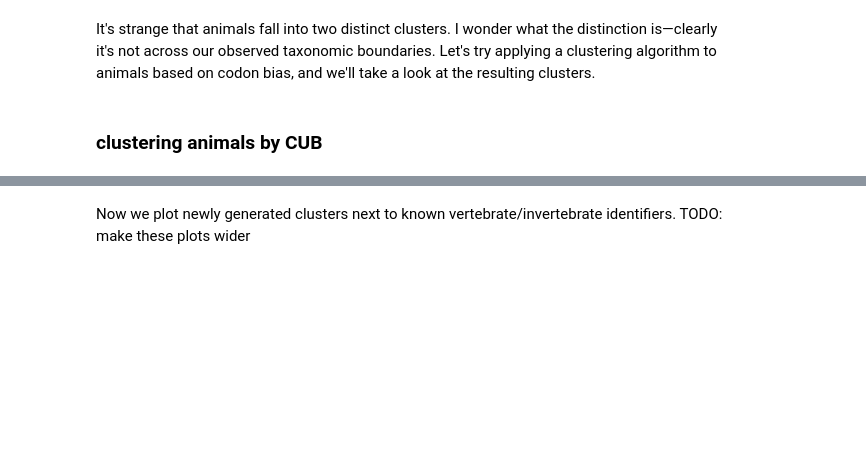
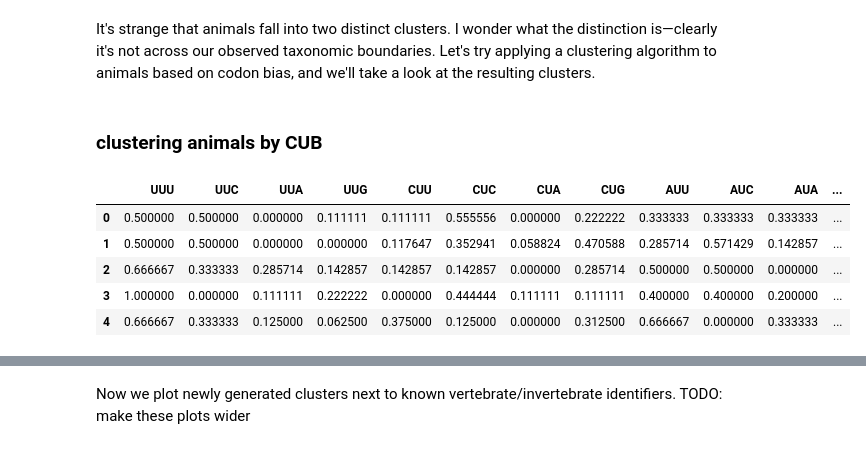
Before and after one commit to krhablutzel/codon-usage-bias, a Jupyter notebook: report.ipynb, the cells around one changed output, grey strips where cells are left out. Cells and saved outputs as stored; diff of their text form; code cells hidden in the pictures; blank space fills up the shorter version.

```diff
--- a/report.ipynb
+++ b/report.ipynb
@@ -139,0 +205,9 @@ a_bias_num = a_bias.drop(columns=["AccessionNum", "SeqLen", "Species", "Taxon",
+# %%
+a_bias_num.head()
+# %% [output]
+|  | UUU | UUC | UUA | UUG | CUU | CUC | CUA | CUG | AUU | AUC | AUA | ... |
+| 0 | 0.500000 | 0.500000 | 0.000000 | 0.111111 | 0.111111 | 0.555556 | 0.000000 | 0.222222 | 0.333333 | 0.333333 | 0.333333 | ... |
+| 1 | 0.500000 | 0.500000 | 0.000000 | 0.000000 | 0.117647 | 0.352941 | 0.058824 | 0.470588 | 0.285714 | 0.571429 | 0.142857 | ... |
+| 2 | 0.666667 | 0.333333 | 0.285714 | 0.142857 | 0.142857 | 0.142857 | 0.000000 | 0.285714 | 0.500000 | 0.500000 | 0.000000 | ... |
+| 3 | 1.000000 | 0.000000 | 0.111111 | 0.222222 | 0.000000 | 0.444444 | 0.111111 | 0.111111 | 0.400000 | 0.400000 | 0.200000 | ... |
+| 4 | 0.666667 | 0.333333 | 0.125000 | 0.062500 | 0.375000 | 0.125000 | 0.000000 | 0.312500 | 0.666667 | 0.000000 | 0.333333 | ... |
```
Also changed, not shown: parts of 24 cells of this notebook, 4 other files.
